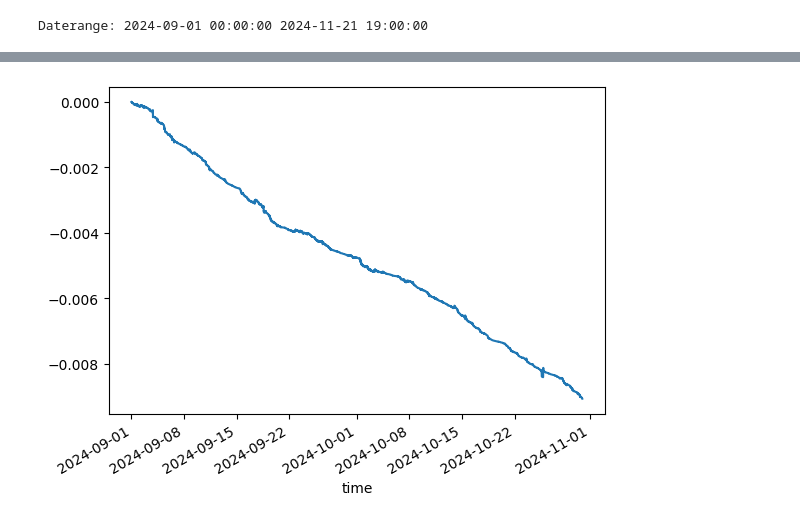
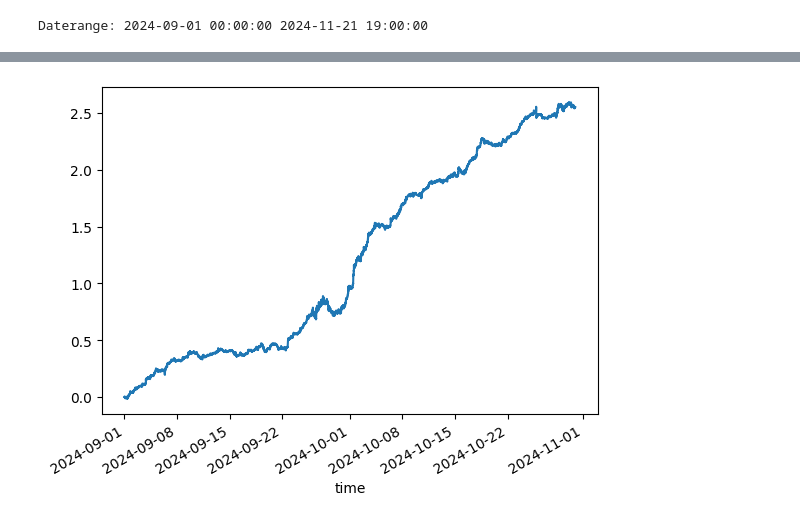
Before and after one commit to akhilkammila/cryptoAnalysis, a Jupyter notebook: autocorrelation/backtest.ipynb, the cells around one changed output, grey strips where cells are left out. Cells and saved outputs as stored; diff of their text form; code cells hidden in the pictures.

Commit message:
more backtesting

```diff
--- a/autocorrelation/backtest.ipynb
+++ b/autocorrelation/backtest.ipynb
@@ -54,14 +54,14 @@ def getReturnDf(data):
     stocks = [colName.split('_')[0] for colName in data.columns]
 
     stock_returns = {
-        f'{stock}_return': (data[f'{stock}_close'] - data[f'{stock}_close'].shift(1))/data[f'{stock}_close'].shift(1)
+        f'{stock}_return': (data[f'{stock}_close'] - data[f'{stock}_close'].shift(1))/data[f'{stock}_close'].shift(1)*100*100
         for stock in stocks
     }
 
     # Get indicator returns, shifted extra
     indicators = ['BTCUSDT', 'ETHUSDT', 'SOLUSDT']
     indicator_returns = {
-        f'{indicator}_prev_return': ((data[f'{indicator}_close'] - data[f'{indicator}_close'].shift(1))/data[f'{indicator}_close'].shift(1)).shift(1)
+        f'{indicator}_prev_return': ((data[f'{indicator}_close'] - data[f'{indicator}_close'].shift(1))/data[f'{indicator}_close'].shift(1)).shift(1)*100*100
         for indicator in indicators
     }
 
@@ -71,5 +71,3 @@ def getReturnDf(data):
 
 train_returns = getReturnDf(train_df)
 test_returns = getReturnDf(test_df)
-
-train_returns.head()
@@ -120,37 +138,62 @@ Notes:
 # %%
 # Backtest
 class Backtest:
     def __init__(self, data, x, y):
         self.df = data
         self.x = x # usually BTC prevReturn
         self.y = y # usually new stock returns
+        self.fee = 0.0009
 
-    def calculatePositions(self, predictionFunction, positionFunction):
-        self.df['predicted_returns'] = predictionFunction(self.df[self.x]) # return in decimal form
-        self.df['position'] = 0.0
-        fee = 0.0002
+    """
+    predictionFunction should take in
+        1) prevBTCUSDT return
+        2) current x stock position
+    and output
+        1) new current stock position
+
+    basic logic
+        1) prev BTCUSDT return --> tells us to go long or short
+        2) if already long or signal not strong enough --> don't change position
+        3) effectively, we will always be at position 1, or at position -1
+    """
+    def calculatePositions(self, predictionFunction):
+        self.df['position'] = 0
 
         for i in range(1, len(self.df.index)):
-            prev_position = self.df['position'].iloc[i-1]
-            pred_return = self.df.loc[self.df.index[i],'predicted_returns']
-            if abs(pred_return - prev_position) > fee:
-                self.df.loc[self.df.index[i], 'position'] = pred_return
-            # take a position of 1 or -1. 1 if predicted returns
+            btc_return = self.df.at[self.df.index[i], self.x] # bitcoin return
+            prev_position = self.df.at[self.df.index[i-1], 'position'] # PREV position
 
-            # take position=predicted_returns if (last position > fees)
+            self.df.loc[self.df.index[i], 'position'] = predictionFunction(btc_return, prev_position)
 
     def graph_pnl(self):
-        self.df['pnl'] = self.df['position'] * self.df[self.y].shift(-1)
-        self.df['fees'] = abs(self.df['position'] - self.df['position'].shift(1))*0.00055
+        self.df['pnl'] = self.df['position'] * self.df[self.y].shift(-1)/100/100 # convert back from bps --> decimal
+        self.df['fees'] = abs(self.df['position'] - self.df['position'].shift(1))*self.fee
         self.df['cumpnl'] = (self.df['pnl'] - self.df['fees']).cumsum()
 
         self.df['cumpnl'].plot()
 
-b = Backtest(train_returns, x='BTCUSDT_prev_return', y='OSMOUSDT_return')
-b.calculatePositions(predictionFunction= lambda x:x)
+def significantThreshold(btc_prev_return, x_position):
+    significant = abs(btc_prev_return) > 15
+
+    if not significant: return x_position # don't change position if insignificant
+    if significant: return np.sign(btc_prev_return)
+
+def naive(btc_prev_return, x_position):
+    return np.sign(btc_prev_return)
+
+def linear(btc_prev_return, x_position):
+    pos = btc_prev_return/100
+    if abs(pos) > 1: return np.sign(pos)
+    return pos
+
+def long(btc_prev_return, x_position):
+    return 1
+
+b = Backtest(train_returns, x='BTCUSDT_return', y='SHIB1000PERP_return')
+b.calculatePositions(predictionFunction = significantThreshold)
 b.graph_pnl()
 # %% [output]
-[figure, old version]
+[figure, new version]
 # %%
 b.df[['BTCUSDT_prev_return', 'OSMOUSDT_return', 'predicted_returns', 'position', 'pnl', 'cumpnl']].head(30)
 # %% [output]
```
Also changed, not shown: parts of 2 cells of this notebook, 1 other file.
